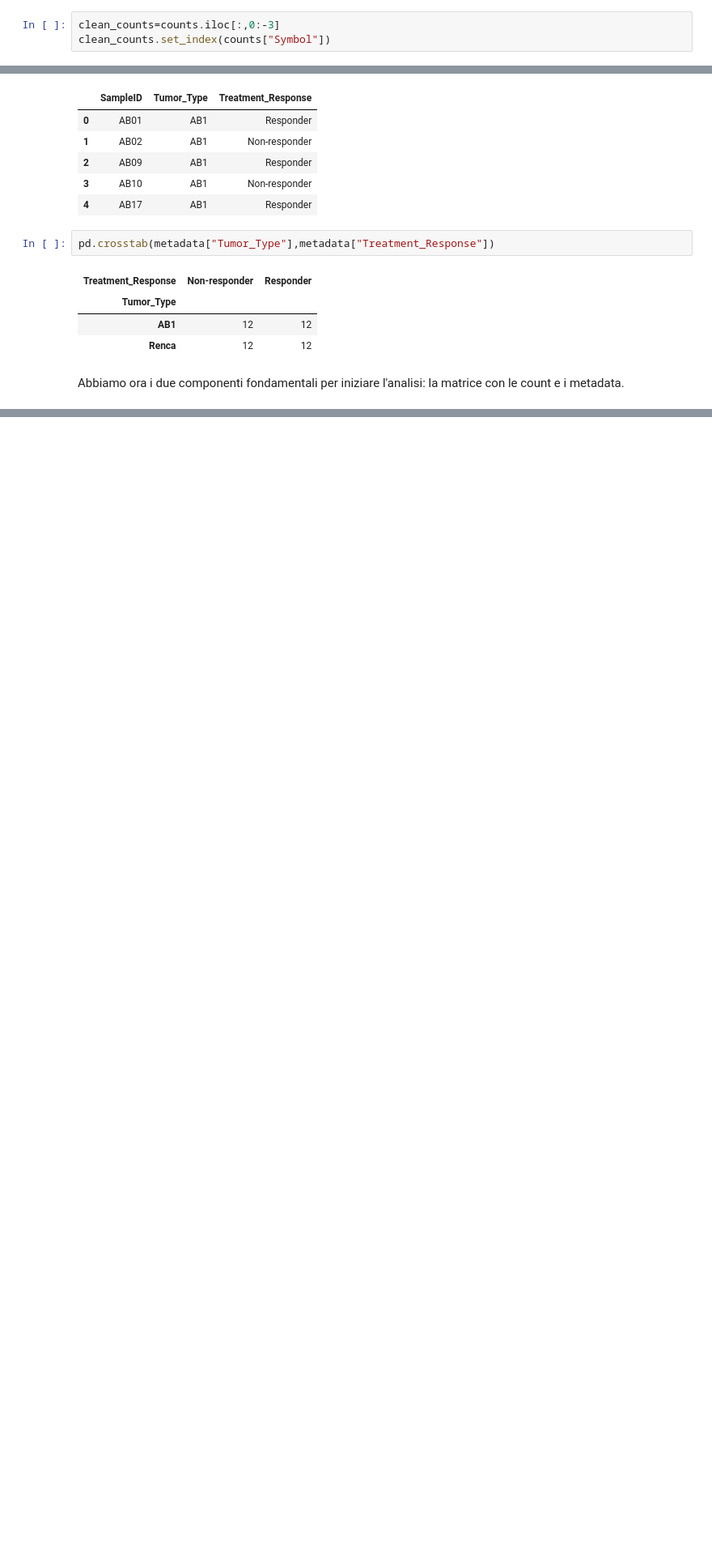
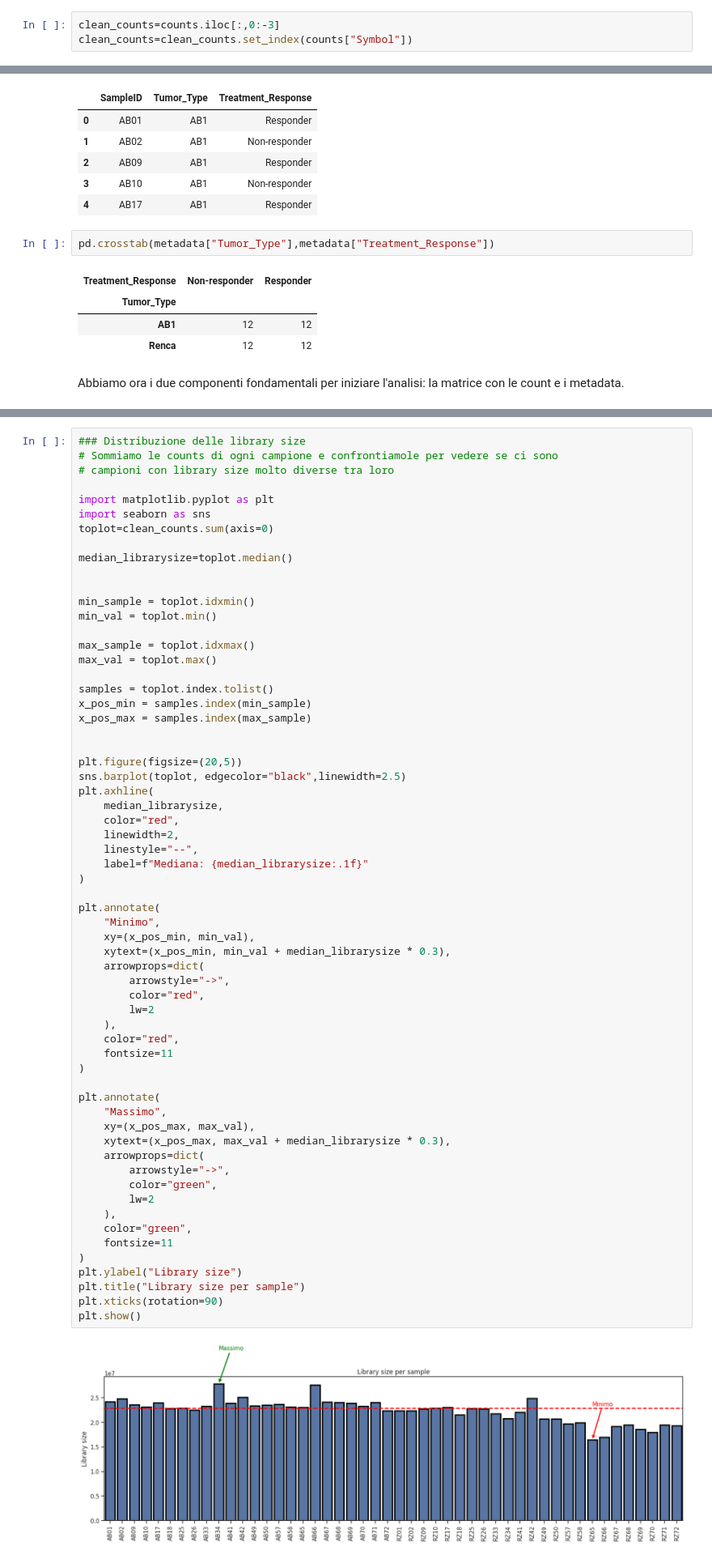
Before and after one commit to LorenzoBioinfo/import-biology, a Jupyter notebook: notebooks/DEG_Analysis_pyDESeq2.ipynb, the cells around one changed output, grey strips where cells are left out. Shown at 81% size. Saved outputs shown, nothing was run; the diff lists cells and outputs as text; blank space fills up the shorter version.

```diff
--- a/notebooks/DEG_Analysis_pyDESeq2.ipynb
+++ b/notebooks/DEG_Analysis_pyDESeq2.ipynb
@@ -182,4 +182,4 @@ Gli RZ sono 24
  samples sulle righe e i geni come colonne (a differenza di Deseq2 in R). Quest'ultimo passaggio lo faremo subito prima di creare l'oggetto **DeseqDataSet**, prima faremo un po' di pulizia della matrice per rimuovere alcuni geni.
 # %%
 clean_counts=counts.iloc[:,0:-3]
-clean_counts.set_index(counts["Symbol"])
+clean_counts=clean_counts.set_index(counts["Symbol"])
@@ -262,0 +259,64 @@ la matrice con le count e i metadata.
+# %%
+### Distribuzione delle library size
+# Sommiamo le counts di ogni campione e confrontiamole per vedere se ci sono
+# campioni con library size molto diverse tra loro
+
+import matplotlib.pyplot as plt
+import seaborn as sns
+toplot=clean_counts.sum(axis=0)
+
+median_librarysize=toplot.median()
+
+
+min_sample = toplot.idxmin()
+min_val = toplot.min()
+
+max_sample = toplot.idxmax()
+max_val = toplot.max()
+
+samples = toplot.index.tolist()
+x_pos_min = samples.index(min_sample)
+x_pos_max = samples.index(max_sample)
+
+
+plt.figure(figsize=(20,5))
+sns.barplot(toplot, edgecolor="black",linewidth=2.5)
+plt.axhline(
+    median_librarysize,
+    color="red",
+    linewidth=2,
+    linestyle="--",
+    label=f"Mediana: {median_librarysize:.1f}"
+)
+
+plt.annotate(
+    "Minimo",
+    xy=(x_pos_min, min_val),
+    xytext=(x_pos_min, min_val + median_librarysize * 0.3),
+    arrowprops=dict(
+        arrowstyle="->",
+        color="red",
+        lw=2
+    ),
+    color="red",
+    fontsize=11
+)
+
+plt.annotate(
+    "Massimo",
+    xy=(x_pos_max, max_val),
+    xytext=(x_pos_max, max_val + median_librarysize * 0.3),
+    arrowprops=dict(
+        arrowstyle="->",
+        color="green",
+        lw=2
+    ),
+    color="green",
+    fontsize=11
+)
+plt.ylabel("Library size")
+plt.title("Library size per sample")
+plt.xticks(rotation=90)
+plt.show()
+# %% [output]
+[figure, added]
```
Also changed, not shown: parts of 67 cells of this notebook.
